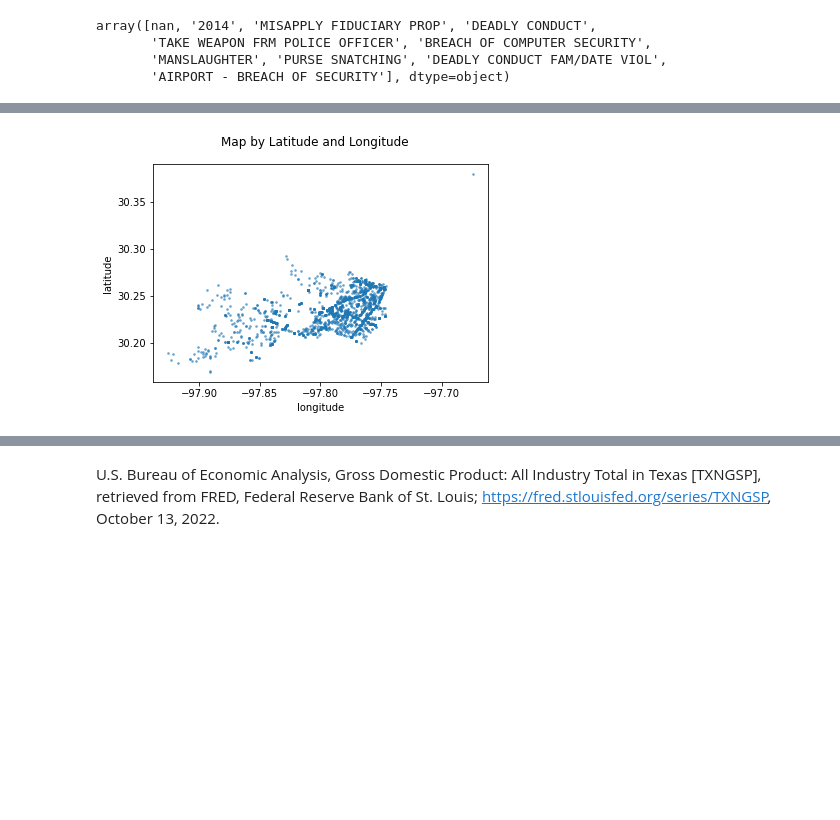
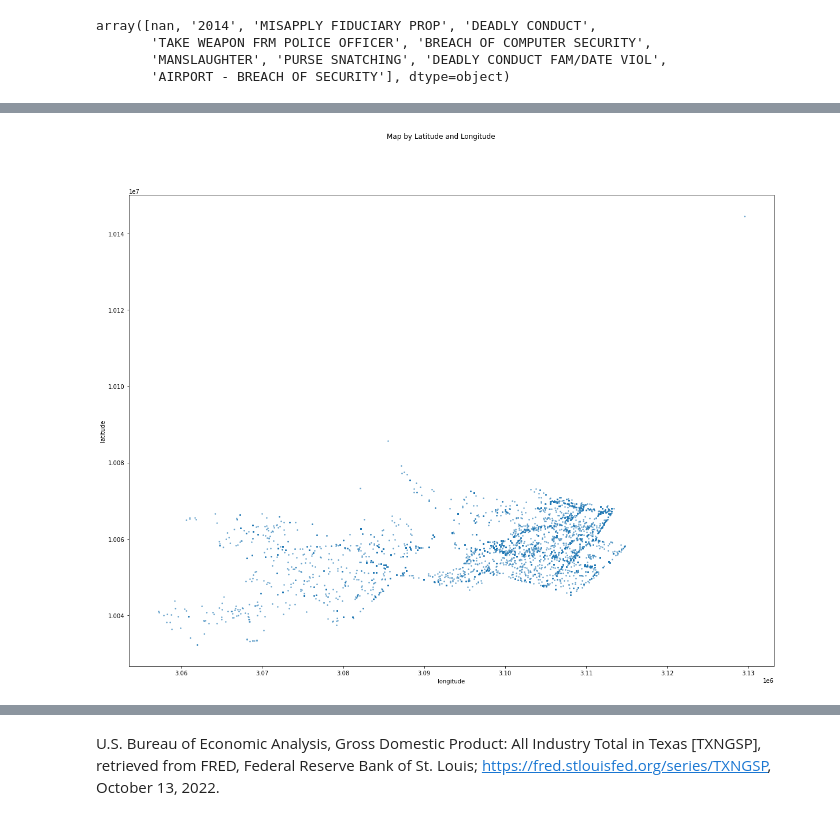
Before and after one commit to TR1234567/6420422012_MiniProject, a Jupyter notebook: MiniProject_6420422012.ipynb, the cells around one changed output, grey strips where cells are left out. Drawn from its saved outputs; the diff is of its cells as text; code cells hidden in the pictures; blank space fills up the shorter version.

```diff
--- a/MiniProject_6420422012.ipynb
+++ b/MiniProject_6420422012.ipynb
@@ -2,8 +4,11 @@
 import pandas as pd
 import matplotlib.pyplot as plt
 import re
+plt.rcParams["figure.figsize"] = (20,15)
 # %%
 df = pd.read_csv('austin_crime.csv')
+# %%
+df.drop_duplicates(inplace=True)
 # %%
 df
 # %% [output]
@@ -217,16 +230,16 @@ plt.show()
 # %%
 max_theft = df_t1.loc[df_t1['district'] == 'D']
 fig, ax = plt.subplots()
-ax.scatter(max_theft['longitude'].values, max_theft['latitude'].values,
+ax.scatter(max_theft['x_coordinate'].values, max_theft['y_coordinate'].values,
              s=3, label='map', alpha=0.5)
 fig.suptitle('Map by Latitude and Longitude')
 
 ax.set_ylabel('latitude')
 ax.set_xlabel('longitude')
 
 plt.show()
 # %% [output]
-[figure, old version]
+[figure, new version]
 # %%
 df['color1'] = df.apply(lambda x:'red' if x['Type1'] == True and x['district'] == 'D' else 'skyblue',axis=1)
 # %%
```
Also changed, not shown: parts of 62 cells of this notebook.
